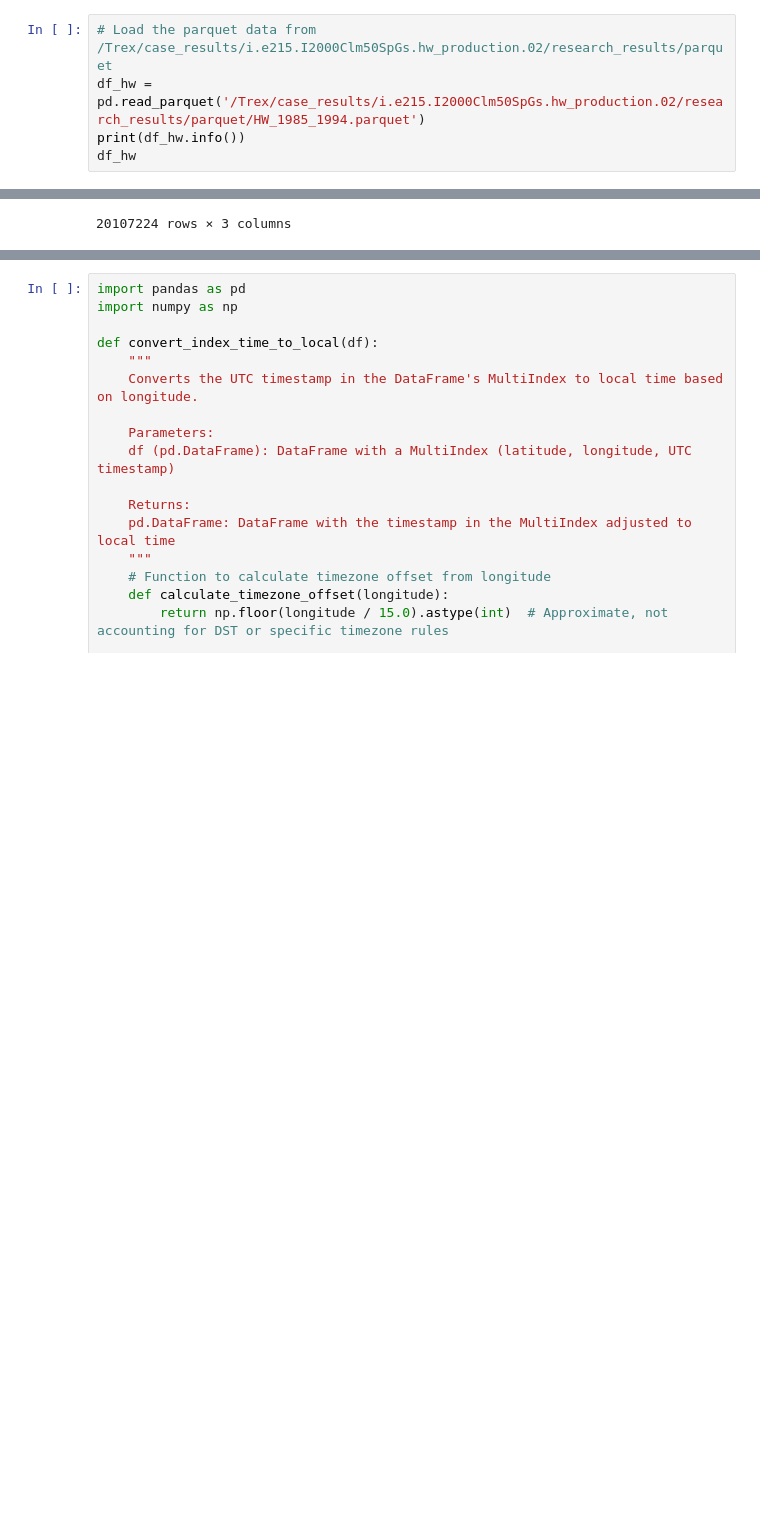
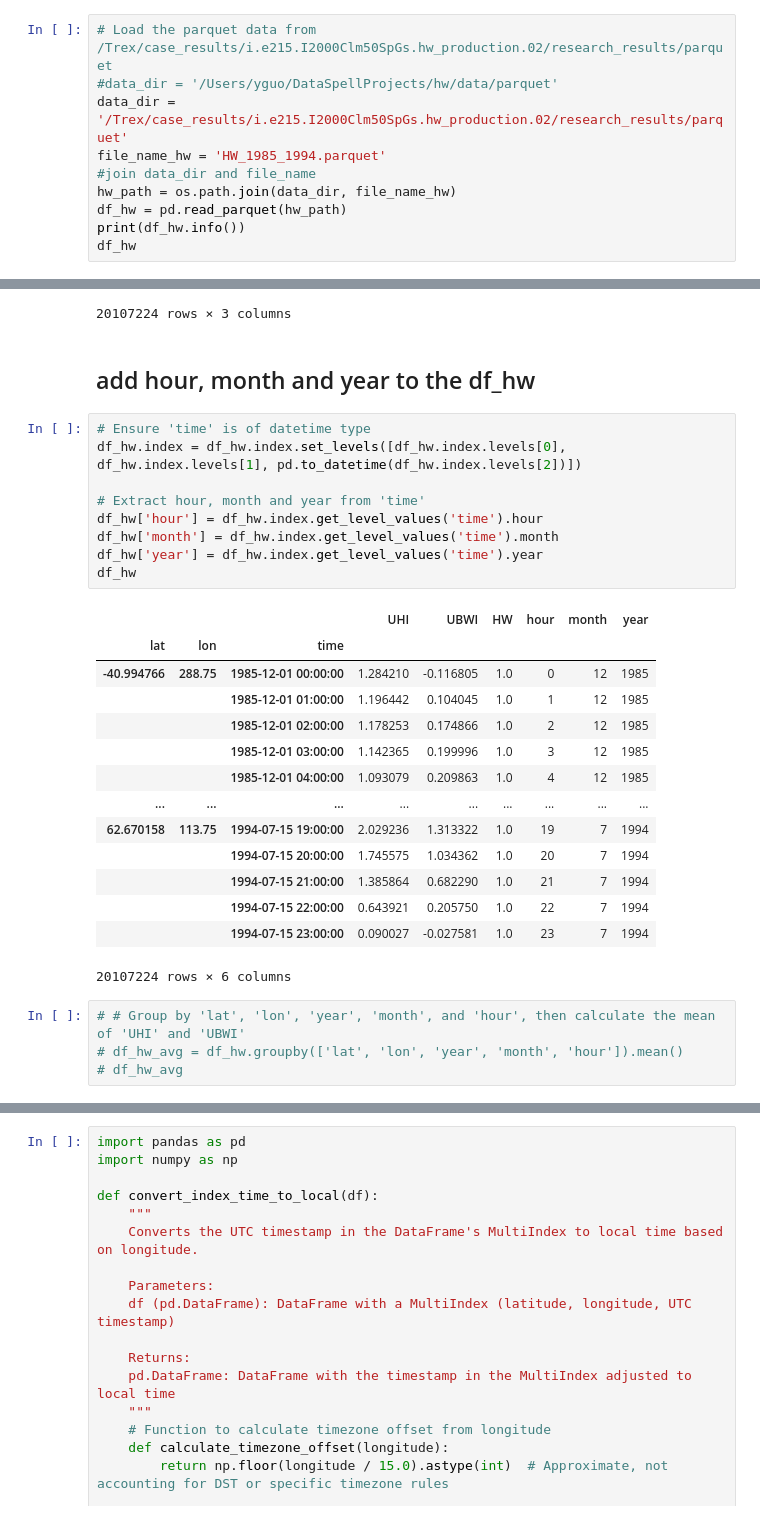
Before and after one commit to johnnyguo2007/research, a Jupyter notebook: hw_global/final/UHI_synergies.ipynb, the cells around one changed output, grey strips where cells are left out. Drawn from its saved outputs; the diff is of its cells as text; blank space fills up the shorter version.

```diff
--- a/hw_global/final/UHI_synergies.ipynb
+++ b/hw_global/final/UHI_synergies.ipynb
@@ -5,6 +10,11 @@ import xarray as xr
 # %%
 # Load the parquet data from /Trex/case_results/i.e215.I2000Clm50SpGs.hw_production.02/research_results/parquet
-df_hw = pd.read_parquet('/Trex/case_results/i.e215.I2000Clm50SpGs.hw_production.02/research_results/parquet/HW_1985_1994.parquet')
+#data_dir = '/Users/yguo/DataSpellProjects/hw/data/parquet'
+data_dir = '/Trex/case_results/i.e215.I2000Clm50SpGs.hw_production.02/research_results/parquet'
+file_name_hw = 'HW_1985_1994.parquet'
+#join data_dir and file_name
+hw_path = os.path.join(data_dir, file_name_hw)
+df_hw = pd.read_parquet(hw_path)
 print(df_hw.info())
 df_hw
 # %% [output]
@@ -33,3 +43,33 @@ None
 |  |  | 1994-07-15 22:00:00 | 0.643921 | 0.205750 | 1.0 |
 |  |  | 1994-07-15 23:00:00 | 0.090027 | -0.027581 | 1.0 |
 20107224 rows × 3 columns
+# %% [markdown]
+##  add hour, month and year to the df_hw
+# %%
+# Ensure 'time' is of datetime type
+df_hw.index = df_hw.index.set_levels([df_hw.index.levels[0], df_hw.index.levels[1], pd.to_datetime(df_hw.index.levels[2])])
+
+# Extract hour, month and year from 'time'
+df_hw['hour'] = df_hw.index.get_level_values('time').hour
+df_hw['month'] = df_hw.index.get_level_values('time').month
+df_hw['year'] = df_hw.index.get_level_values('time').year
+df_hw
+# %% [output]
+|  |  |  | UHI | UBWI | HW | hour | month | year |
+| lat | lon | time |  |  |  |  |  |  |
+| -40.994766 | 288.75 | 1985-12-01 00:00:00 | 1.284210 | -0.116805 | 1.0 | 0 | 12 | 1985 |
+|  |  | 1985-12-01 01:00:00 | 1.196442 | 0.104045 | 1.0 | 1 | 12 | 1985 |
+|  |  | 1985-12-01 02:00:00 | 1.178253 | 0.174866 | 1.0 | 2 | 12 | 1985 |
+|  |  | 1985-12-01 03:00:00 | 1.142365 | 0.199996 | 1.0 | 3 | 12 | 1985 |
+|  |  | 1985-12-01 04:00:00 | 1.093079 | 0.209863 | 1.0 | 4 | 12 | 1985 |
+| ... | ... | ... | ... | ... | ... | ... | ... | ... |
+| 62.670158 | 113.75 | 1994-07-15 19:00:00 | 2.029236 | 1.313322 | 1.0 | 19 | 7 | 1994 |
+|  |  | 1994-07-15 20:00:00 | 1.745575 | 1.034362 | 1.0 | 20 | 7 | 1994 |
+|  |  | 1994-07-15 21:00:00 | 1.385864 | 0.682290 | 1.0 | 21 | 7 | 1994 |
+|  |  | 1994-07-15 22:00:00 | 0.643921 | 0.205750 | 1.0 | 22 | 7 | 1994 |
+|  |  | 1994-07-15 23:00:00 | 0.090027 | -0.027581 | 1.0 | 23 | 7 | 1994 |
+20107224 rows × 6 columns
+# %%
+# # Group by 'lat', 'lon', 'year', 'month', and 'hour', then calculate the mean of 'UHI' and 'UBWI'
+# df_hw_avg = df_hw.groupby(['lat', 'lon', 'year', 'month', 'hour']).mean()
+# df_hw_avg
```
Also changed, not shown: parts of 29 cells of this notebook.
